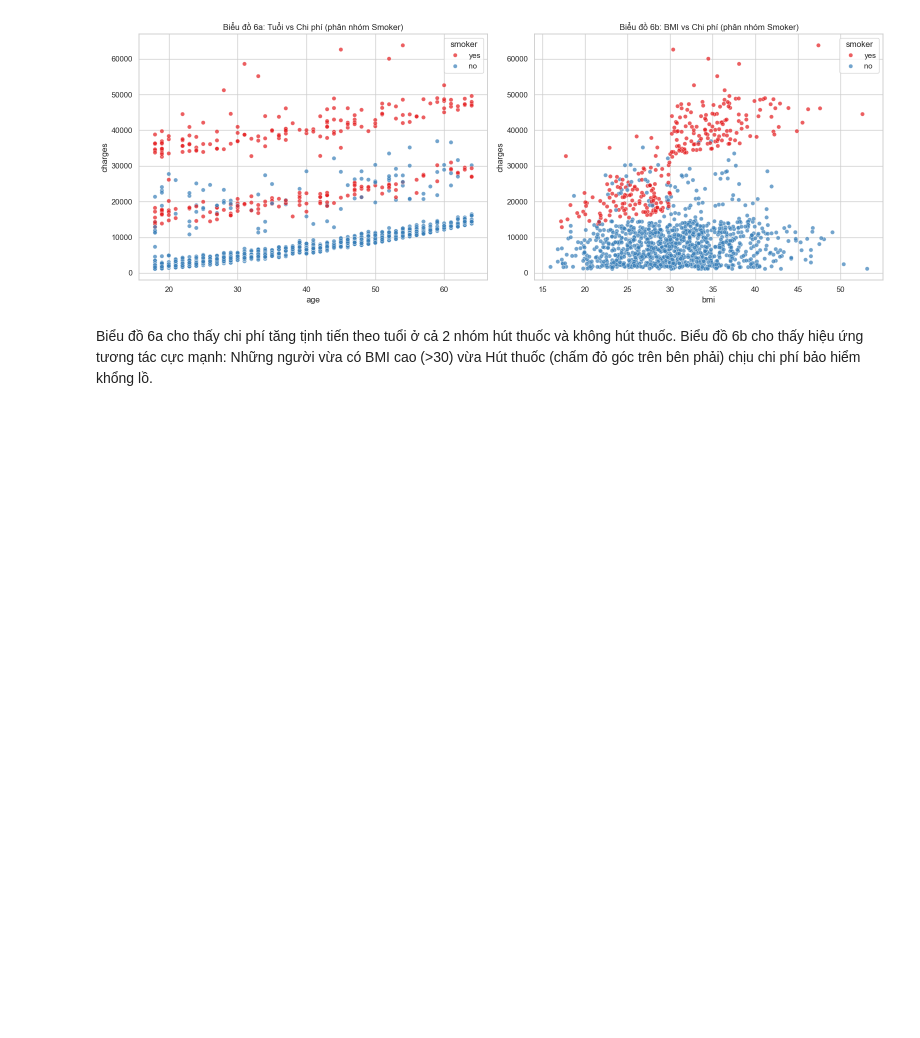
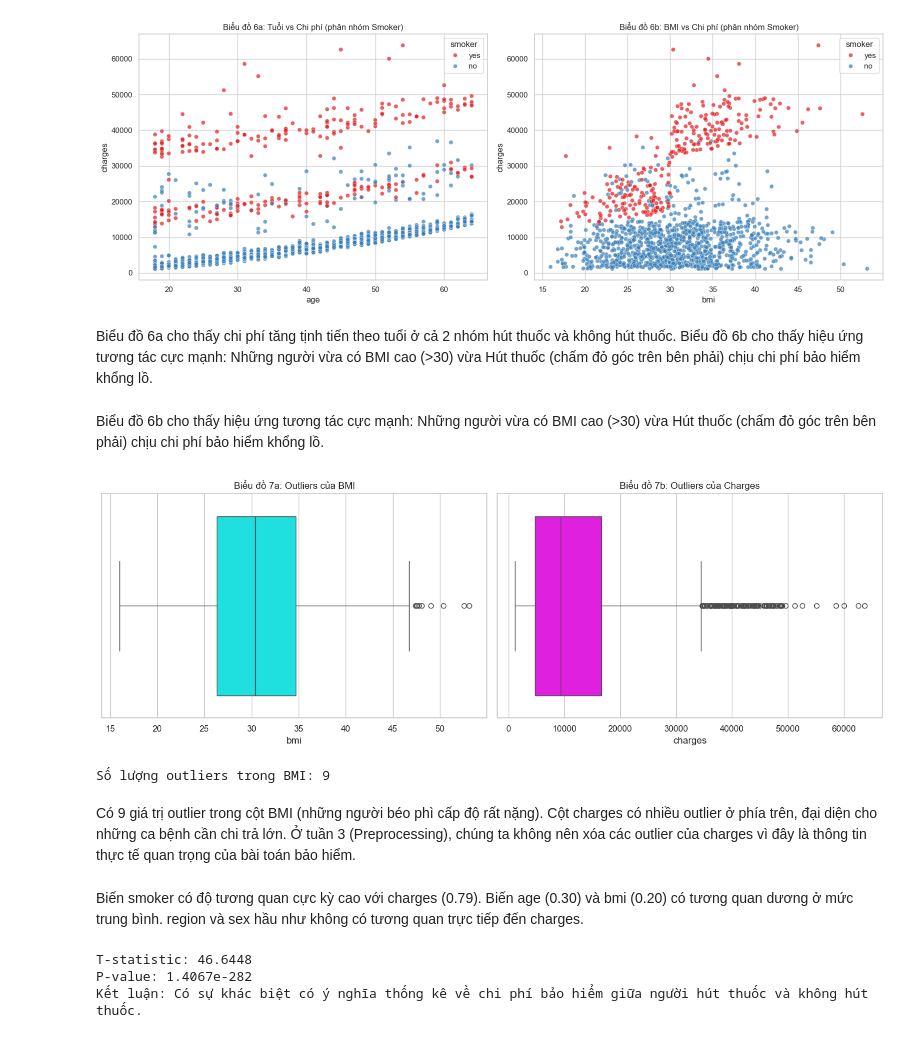
Before and after one commit to donguyen6c/Medical-Insurance, a Jupyter notebook: notebooks/venv_pycaret/project_analysis.ipynb, the cells around one changed output. Drawn from its saved outputs; the diff is of its cells as text; code cells hidden in the pictures; blank space fills up the shorter version.

Commit message:
phat hien ngoai le, phan tich tuong quan, thong ke suy dien

```diff
--- a/notebooks/venv_pycaret/project_analysis.ipynb
+++ b/notebooks/venv_pycaret/project_analysis.ipynb
@@ -152,3 +152,31 @@ plt.show()
 # %% [markdown]
 Biểu đồ 6a cho thấy chi phí tăng tịnh tiến theo tuổi ở cả 2 nhóm hút thuốc và không hút thuốc.
 Biểu đồ 6b cho thấy hiệu ứng tương tác cực mạnh: Những người vừa có BMI cao (>30) vừa Hút thuốc (chấm đỏ góc trên bên phải) chịu chi phí bảo hiểm khổng lồ.
+# %% [markdown]
+Biểu đồ 6b cho thấy hiệu ứng tương tác cực mạnh: Những người vừa có BMI cao (>30) vừa Hút thuốc (chấm đỏ góc trên bên phải) chịu chi phí bảo hiểm khổng lồ.
+# %%
+fig, axes = plt.subplots(1, 2, figsize=(14, 5))
+
+sns.boxplot(x=df['bmi'], ax=axes[0], color='cyan')
+axes[0].set_title('Biểu đồ 7a: Outliers của BMI')
+
+sns.boxplot(x=df['charges'], ax=axes[1], color='magenta')
+axes[1].set_title('Biểu đồ 7b: Outliers của Charges')
+
+plt.tight_layout()
+plt.show()
+
+# Phân tích IQR cho BMI
+Q1 = df['bmi'].quantile(0.25)
+Q3 = df['bmi'].quantile(0.75)
+IQR = Q3 - Q1
+lower_bound = Q1 - 1.5 * IQR
+upper_bound = Q3 + 1.5 * IQR
+
+outliers_bmi = df[(df['bmi'] < lower_bound) | (df['bmi'] > upper_bound)]
+print(f"Số lượng outliers trong BMI: {len(outliers_bmi)}")
+# %% [output]
+[figure, added]
+Số lượng outliers trong BMI: 9
+# %% [markdown]
+Có 9 giá trị outlier trong cột BMI (những người béo phì cấp độ rất nặng). Cột charges có nhiều outlier ở phía trên, đại diện cho những ca bệnh cần chi trả lớn. Ở tuần 3 (Preprocessing), chúng ta không nên xóa các outlier của charges vì đây là thông tin thực tế quan trọng của bài toán bảo hiểm.
@@ -154,0 +197,20 @@ Biểu đồ 6b cho thấy hiệu ứng tương tác cực mạnh: Những ngư
+# %% [markdown]
+Biến smoker có độ tương quan cực kỳ cao với charges (0.79). Biến age (0.30) và bmi (0.20) có tương quan dương ở mức trung bình. region và sex hầu như không có tương quan trực tiếp đến charges.
+# %%
+smoker_charges = df[df['smoker'] == 'yes']['charges']
+non_smoker_charges = df[df['smoker'] == 'no']['charges']
+
+# Thực hiện Independent T-test
+t_stat, p_value = stats.ttest_ind(smoker_charges, non_smoker_charges)
+
+print(f"T-statistic: {t_stat:.4f}")
+print(f"P-value: {p_value:.4e}")
+
+if p_value < 0.05:
+    print("Kết luận: Có sự khác biệt có ý nghĩa thống kê về chi phí bảo hiểm giữa người hút thuốc và không hút thuốc.")
+else:
+    print("Kết luận: Không có đủ bằng chứng thống kê để nói rằng chi phí khác biệt giữa hai nhóm.")
+# %% [output]
+T-statistic: 46.6448
+P-value: 1.4067e-282
+Kết luận: Có sự khác biệt có ý nghĩa thống kê về chi phí bảo hiểm giữa người hút thuốc và không hút thuốc.
```
Also changed, not shown: parts of 1 cell of this notebook, 1 other file.
